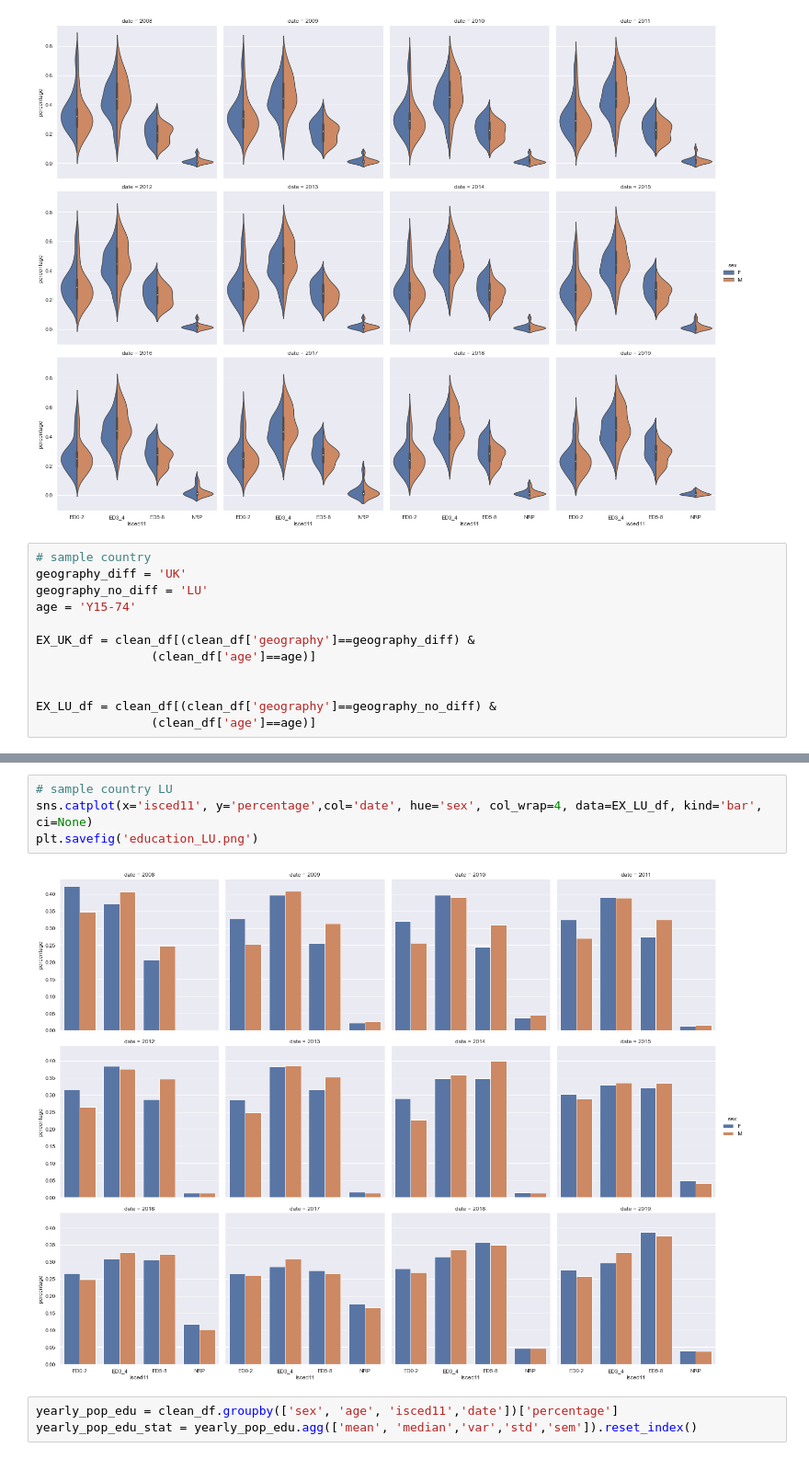
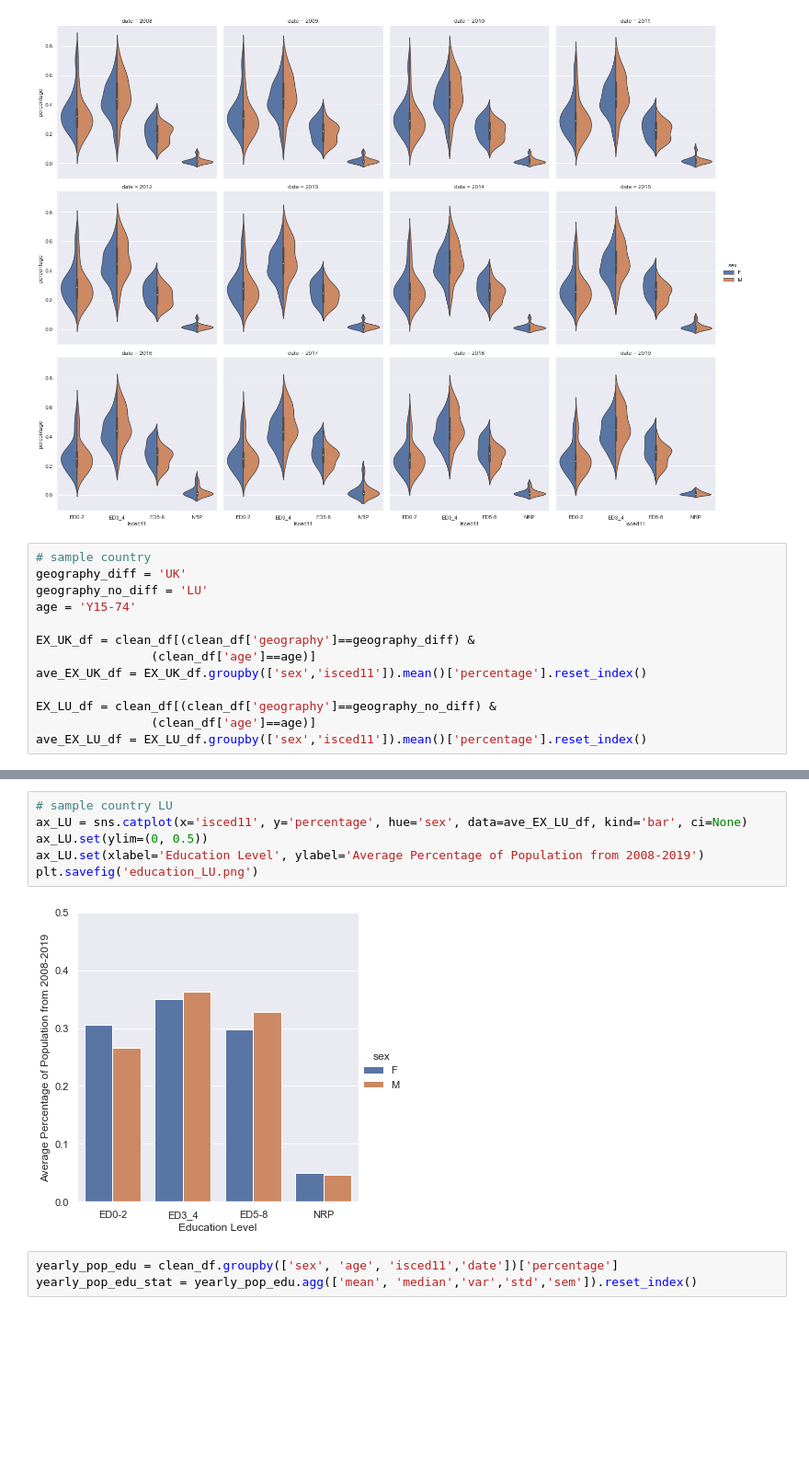
Before and after one commit to ywu223/Capstone1_Compsognathus, a Jupyter notebook: Project_1_LingLv.ipynb, the cells around one changed output, grey strips where cells are left out. Shown at 92% size. Drawn from its saved outputs; the diff is of its cells as text; blank space fills up the shorter version.

```diff
--- a/Project_1_LingLv.ipynb
+++ b/Project_1_LingLv.ipynb
@@ -299,7 +299,8 @@ age = 'Y15-74'
 
 EX_UK_df = clean_df[(clean_df['geography']==geography_diff) &
                 (clean_df['age']==age)]
-
+ave_EX_UK_df = EX_UK_df.groupby(['sex','isced11']).mean()['percentage'].reset_index()
 
 EX_LU_df = clean_df[(clean_df['geography']==geography_no_diff) &
                 (clean_df['age']==age)]
+ave_EX_LU_df = EX_LU_df.groupby(['sex','isced11']).mean()['percentage'].reset_index()
@@ -312,9 +325,11 @@ plt.savefig('education_UK.png')
 # %%
 # sample country LU
-sns.catplot(x='isced11', y='percentage',col='date', hue='sex', col_wrap=4, data=EX_LU_df, kind='bar', ci=None)
+ax_LU = sns.catplot(x='isced11', y='percentage', hue='sex', data=ave_EX_LU_df, kind='bar', ci=None)
+ax_LU.set(ylim=(0, 0.5))
+ax_LU.set(xlabel='Education Level', ylabel='Average Percentage of Population from 2008-2019')
 plt.savefig('education_LU.png')
 # %% [output]
-[figure, old version]
+[figure, new version]
 # %%
 yearly_pop_edu = clean_df.groupby(['sex', 'age', 'isced11','date'])['percentage']
 yearly_pop_edu_stat = yearly_pop_edu.agg(['mean', 'median','var','std','sem']).reset_index()
```
Also changed, not shown: parts of 8 cells of this notebook, 9 other files.
